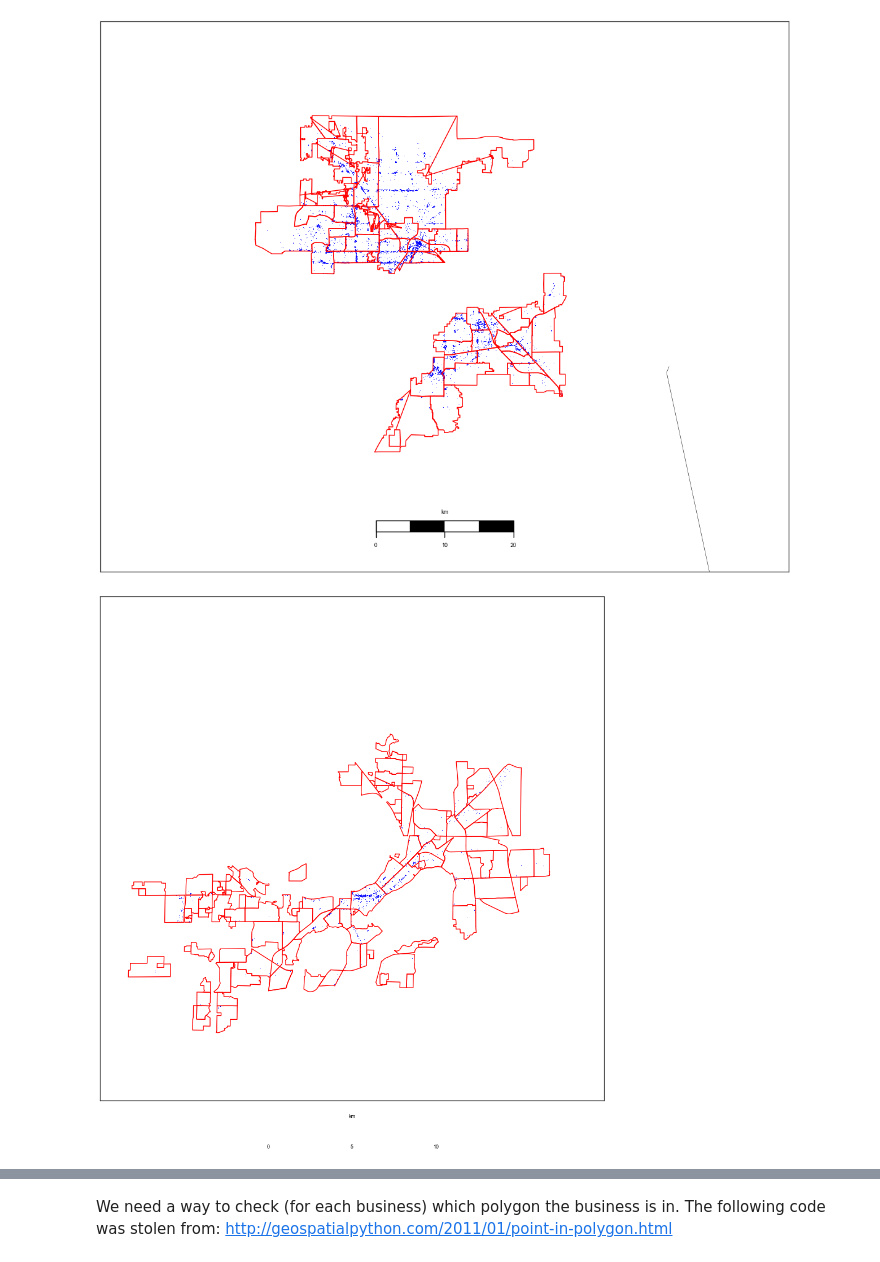
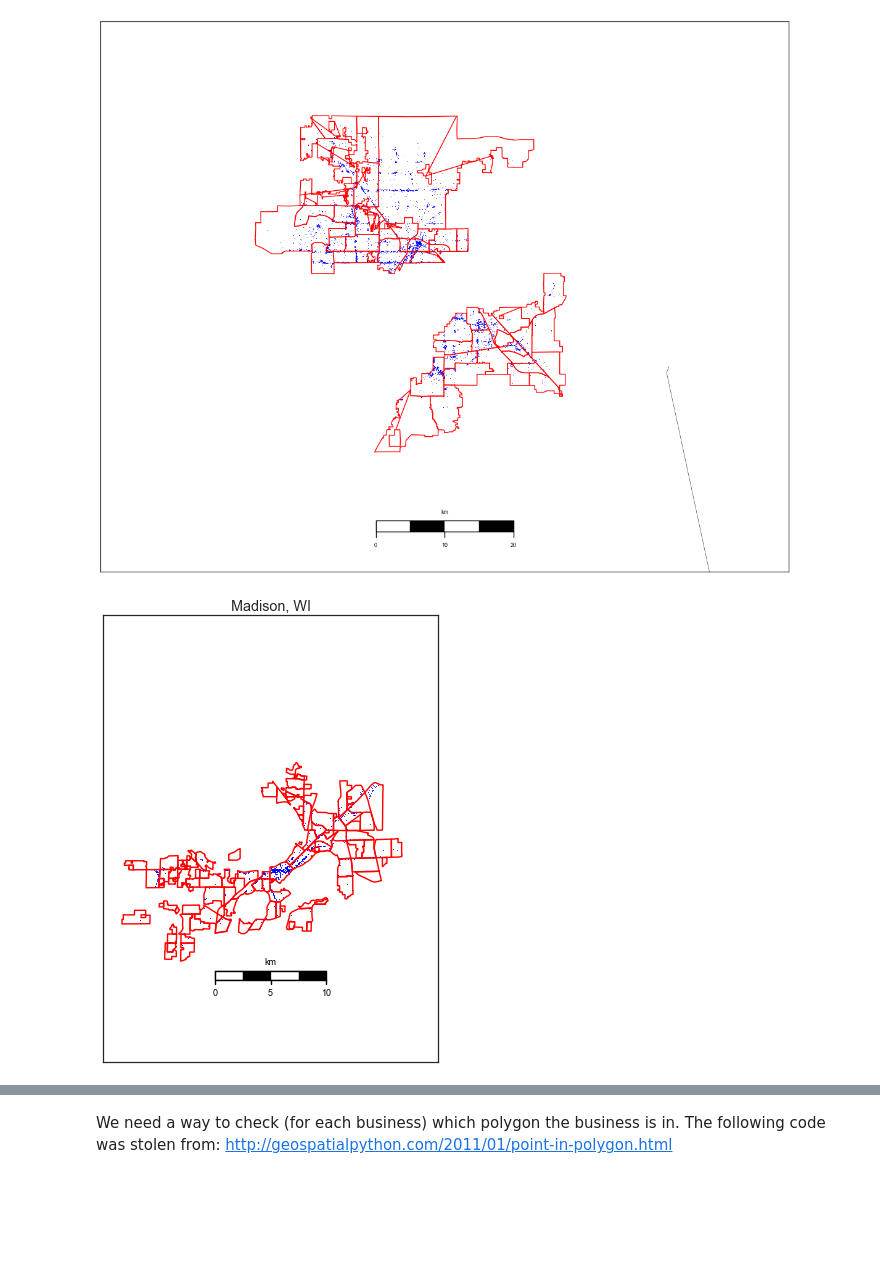
Before and after one commit to franklinmarsh/jac_project, a Jupyter notebook: hood_shapes.ipynb, the cells around one changed output, grey strips where cells are left out. Cells and saved outputs as stored; diff of their text form; code cells hidden in the pictures; blank space fills up the shorter version.

```diff
--- a/hood_shapes.ipynb
+++ b/hood_shapes.ipynb
@@ -160,20 +160,21 @@ plt.savefig(fig_path + 'las_matches.png', dpi = 300, fmt = 'png')
 # %% [output]
 [figure]
 # %%
-pylab.rcParams['figure.figsize'] = (20,16)
+pylab.rcParams['figure.figsize'] = (10,8)
 
-m = Basemap(width=30000,height=40000,projection='lcc',
+m = Basemap(width=30000,height=20000,projection='lcc',
             resolution='l', lat_0=43.1, lon_0=-89.4)
 m.drawcoastlines()
-m.drawmapscale(-89.4,42.98,-89.4,43.1,10, barstyle='fancy', units='km', labelstyle='simple')
+m.drawmapscale(-89.4,42.99,-89.4,43.1,10, barstyle='fancy', units='km', labelstyle='simple')
 
 for shape in sf.shapes():
     x,y = m(np.array(shape.points).T[0], np.array(shape.points).T[1])
     bx, by = m(np.array(combo_b['longitude']), np.array(combo_b['latitude']))
     m.plot(x,y, color = 'red')
 
 m.scatter(bx,by, s = 1, lw = 0)
+plt.title('Madison, WI')
 plt.savefig(fig_path + 'mad_matches.png', dpi = 300, fmt = 'png')
 # %% [output]
-[figure, old version]
+[figure, new version]
 # %%
```
Also changed, not shown: parts of 3 cells of this notebook, 11 other files.
